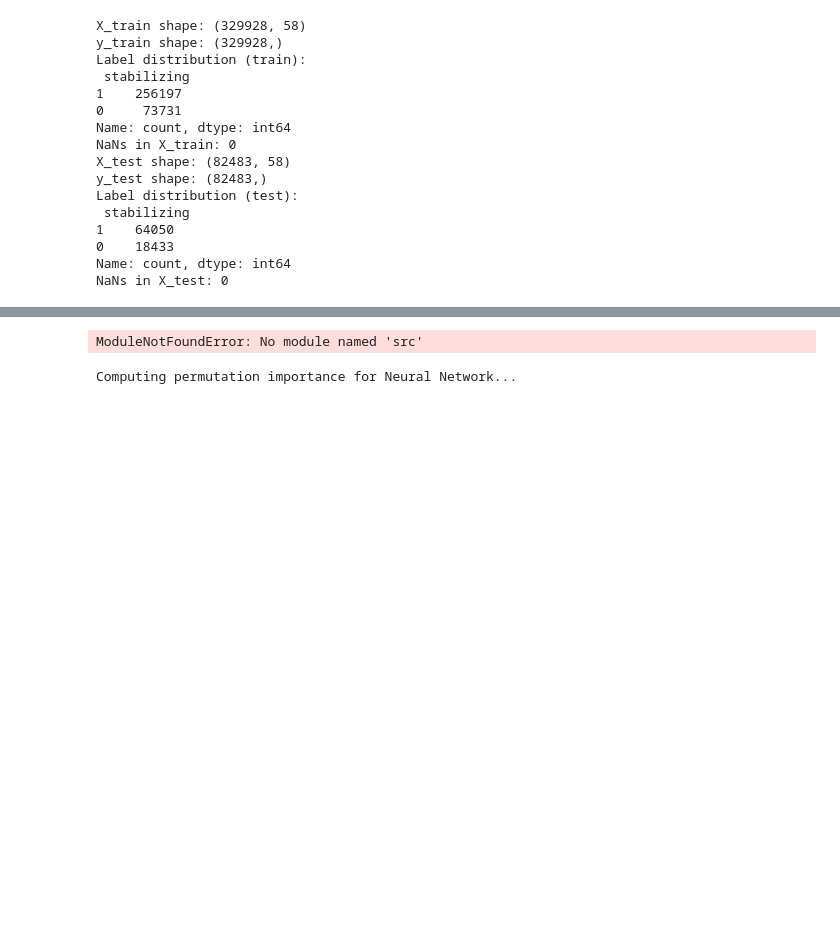
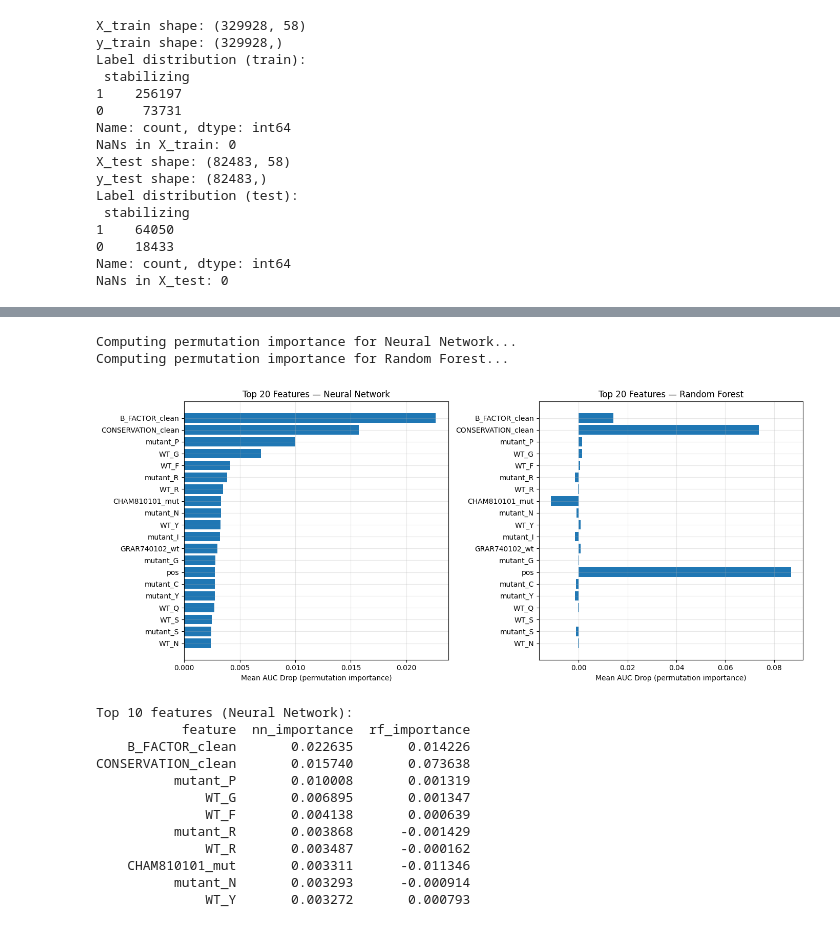
Before and after one commit to sandypesic/protein_mutation_effects, a Jupyter notebook: notebooks/final_analysis.ipynb, the cells around one changed output, grey strips where cells are left out. Cells and saved outputs as stored; diff of their text form; code cells hidden in the pictures; blank space fills up the shorter version.

Commit message:
update requirements.txt, importance visualization

```diff
--- a/notebooks/final_analysis.ipynb
+++ b/notebooks/final_analysis.ipynb
@@ -359,55 +359,6 @@ Neural Network (ours) 0.7222
         Random Forest 0.7213
   Logistic Regression 0.6975
        Majority Class 0.5000
-# %%
-"""
-----
-Ablation study: AAindex features vs baseline features only.
-----
-Test whether physicochemical delta features add meaningful signal beyond simple one-hot encodings and structural metadata.
-"""
-
-from src.feature_utils import fit_feature_scaler, apply_feature_scaler
-from sklearn.metrics import roc_auc_score
-from src.model_utils import build_nn, get_callbacks
-
-# Scale each feature set independently using train only.
-scaler_base = fit_feature_scaler(X_train_base)
-X_train_base_scaled = apply_feature_scaler(X_train_base, scaler_base)
-X_test_base_scaled = apply_feature_scaler(X_test_base, scaler_base)
-
-scaler_aa = fit_feature_scaler(X_train_aa)
-X_train_aa_scaled = apply_feature_scaler(X_train_aa, scaler_aa)
-X_test_aa_scaled = apply_feature_scaler(X_test_aa, scaler_aa)
-
-ablation_configs = {
-    "Baseline only (OHE + structural)": (X_train_base_scaled, X_test_base_scaled),
-    "AAindex only": (X_train_aa_scaled, X_test_aa_scaled),
-    "Full (baseline + AAindex)": (X_train, X_test),
-}
-
-ablation_results = []
-for name, (X_tr, X_te) in ablation_configs.items():
-    m = build_nn(X_tr.shape[1])
-    m.fit(
-        X_tr, y_train,
-        validation_split=0.2,
-        epochs=50,
-        batch_size=256,
-        class_weight=class_weight_dict if not DOWNSAMPLE else None,
-        callbacks=get_callbacks(patience=10),
-        verbose=0
-    )
-    y_prob = m.predict(X_te, verbose=0).ravel()
-    auc_score = roc_auc_score(y_test, y_prob)
-    ablation_results.append({"Feature Set": name, "AUC": round(auc_score, 4)})
-    print(f"{name}: AUC = {auc_score:.4f}")
-
-ablation_df = pd.DataFrame(ablation_results).sort_values("AUC", ascending=False)
-print("\nAblation results:")
-print(ablation_df.to_string(index=False))
-# %% [output]
-ModuleNotFoundError: No module named 'src'
 # %%
 """
 ----
@@ -457,7 +408,7 @@ X_test_sub, y_test_sub = resample(
 print("Computing permutation importance for Neural Network...")
 pi_nn = permutation_importance(
     KerasClassifierWrapper(),
-    X_test, y_test,
+    X_test_sub, y_test_sub,
     scoring="roc_auc",
     n_repeats=N_REPEATS,
     random_state=RANDOM_STATE,
@@ -482,30 +433,44 @@ importance_df = pd.DataFrame({
     "nn_importance": pi_nn.importances_mean,
     "rf_importance": pi_rf.importances_mean,
 }).sort_values("nn_importance", ascending=False)
 
 # Plot top 20 features.
 top_n = 20
 top_features = importance_df.head(top_n)
 
 fig, axes = plt.subplots(1, 2, figsize=(14, 6))
 
 for ax, col, title in zip(
     axes,
     ["nn_importance", "rf_importance"],
     ["Neural Network", "Random Forest"]
 ):
     ax.barh(top_features["feature"][::-1], top_features[col][::-1])
     ax.set_xlabel("Mean AUC Drop (permutation importance)")
     ax.set_title(f"Top {top_n} Features — {title}")
     ax.grid(alpha=0.3)
 
 plt.tight_layout()
 save_path = FIGURES_DIR / "permutation_importance.png"
 plt.savefig(save_path, dpi=300, bbox_inches="tight")
 plt.show()
 plt.close()
 
 print("\nTop 10 features (Neural Network):")
 print(importance_df[["feature", "nn_importance", "rf_importance"]].head(10).to_string(index=False))
 # %% [output]
 Computing permutation importance for Neural Network...
+Computing permutation importance for Random Forest...
+[figure, added]
+Top 10 features (Neural Network):
+           feature  nn_importance  rf_importance
+    B_FACTOR_clean       0.022635       0.014226
+CONSERVATION_clean       0.015740       0.073638
+          mutant_P       0.010008       0.001319
+              WT_G       0.006895       0.001347
+              WT_F       0.004138       0.000639
+          mutant_R       0.003868      -0.001429
+              WT_R       0.003487      -0.000162
+    CHAM810101_mut       0.003311      -0.011346
+          mutant_N       0.003293      -0.000914
+              WT_Y       0.003272       0.000793
```
Also changed, not shown: parts of 4 cells of this notebook, 9 other files.
